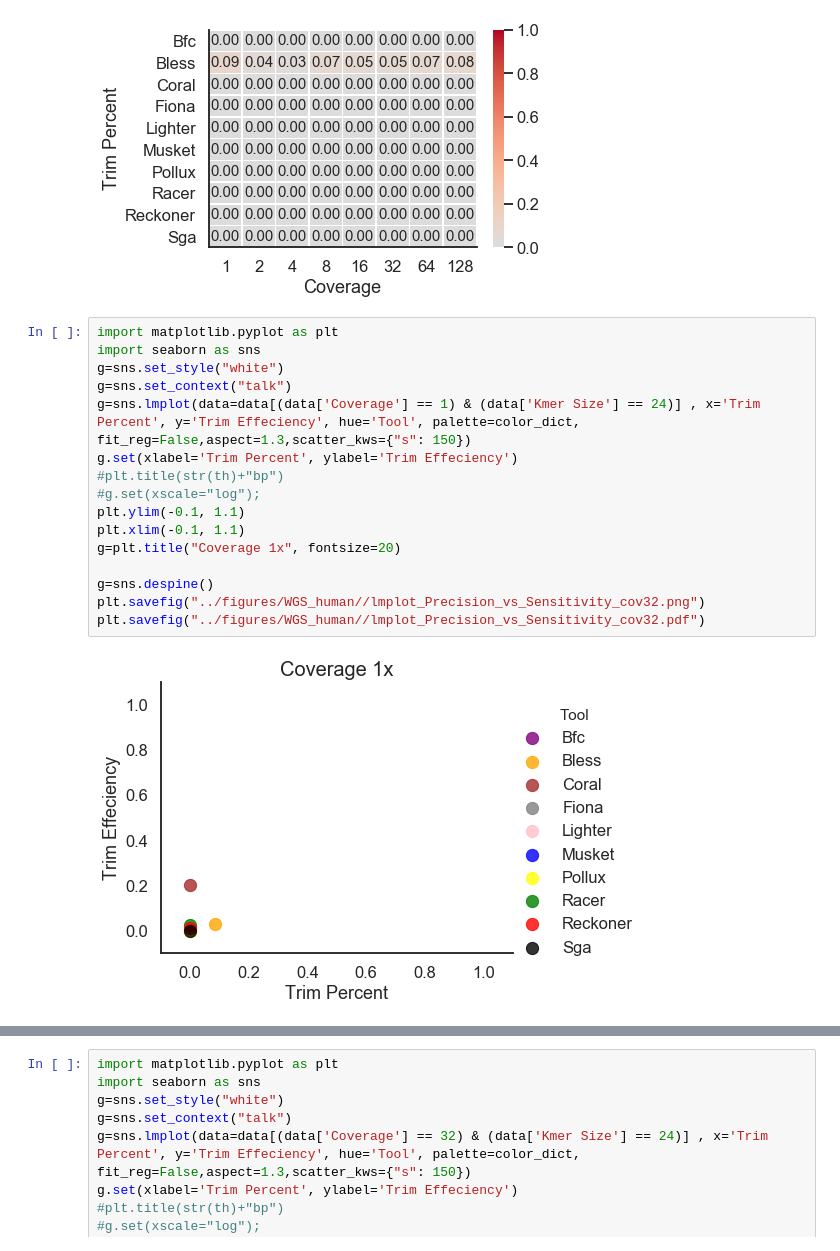
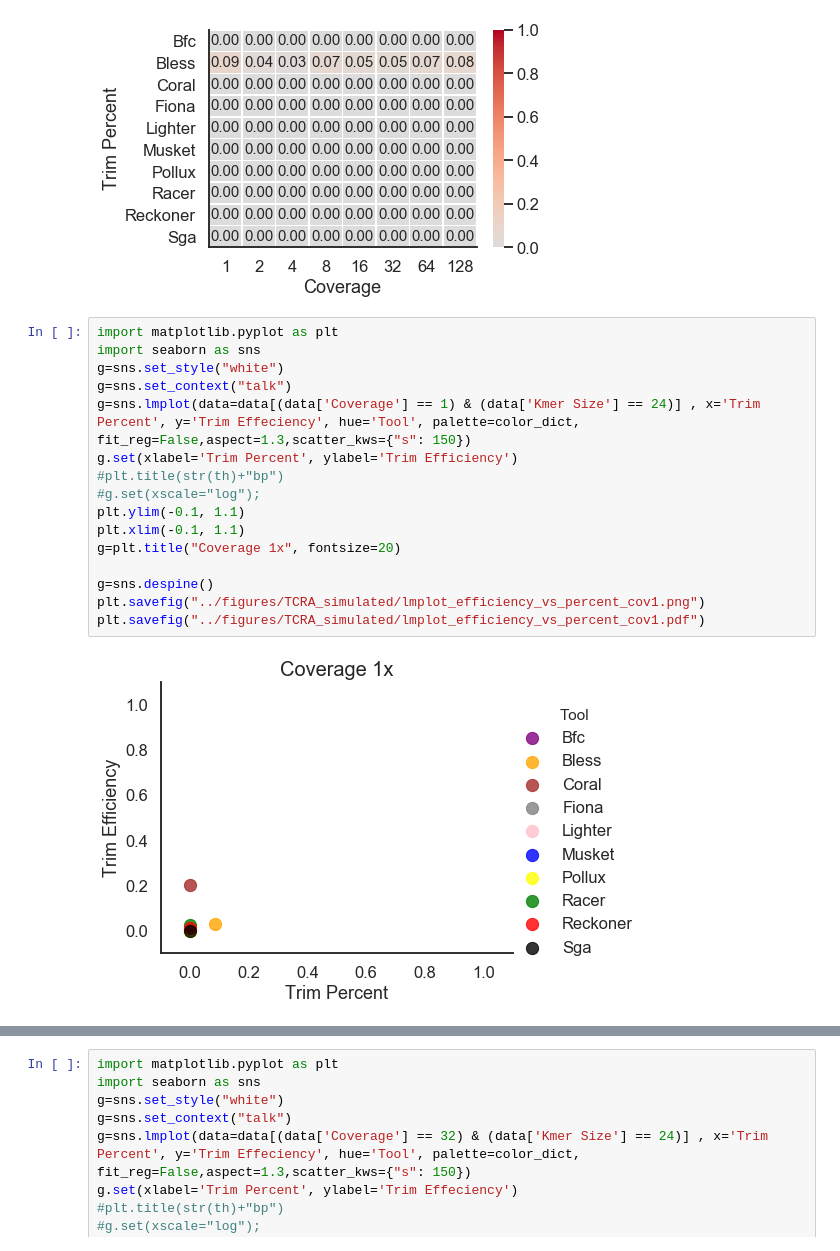
Before and after one commit to Mangul-Lab-USC/benchmarking_error_correction, a Jupyter notebook: notebooks/TCRA_simulated_kmer.ipynb, the cells around one changed output, grey strips where cells are left out. Saved outputs shown, nothing was run; the diff lists cells and outputs as text.

Commit message:
expanded coverage for plots comparing efficiency and porportion

```diff
--- a/notebooks/TCRA_simulated_kmer.ipynb
+++ b/notebooks/TCRA_simulated_kmer.ipynb
@@ -208,18 +208,18 @@ plt.savefig("../figures/WGS_human/heatmap_human_sensitivity.pdf",bbox_inches="ti
 # %%
 import matplotlib.pyplot as plt
 import seaborn as sns
 g=sns.set_style("white")
 g=sns.set_context("talk")
 g=sns.lmplot(data=data[(data['Coverage'] == 1) & (data['Kmer Size'] == 24)] , x='Trim Percent', y='Trim Effeciency', hue='Tool', palette=color_dict, fit_reg=False,aspect=1.3,scatter_kws={"s": 150})
-g.set(xlabel='Trim Percent', ylabel='Trim Effeciency')
+g.set(xlabel='Trim Percent', ylabel='Trim Efficiency')
 #plt.title(str(th)+"bp")
 #g.set(xscale="log");
 plt.ylim(-0.1, 1.1)
 plt.xlim(-0.1, 1.1)
 g=plt.title("Coverage 1x", fontsize=20)
 
 g=sns.despine()
-plt.savefig("../figures/WGS_human//lmplot_Precision_vs_Sensitivity_cov32.png")
-plt.savefig("../figures/WGS_human//lmplot_Precision_vs_Sensitivity_cov32.pdf")
+plt.savefig("../figures/TCRA_simulated/lmplot_efficiency_vs_percent_cov1.png")
+plt.savefig("../figures/TCRA_simulated/lmplot_efficiency_vs_percent_cov1.pdf")
 # %% [output]
-[figure, old version]
+[figure, new version]
```
Also changed, not shown: parts of 5 cells of this notebook.
